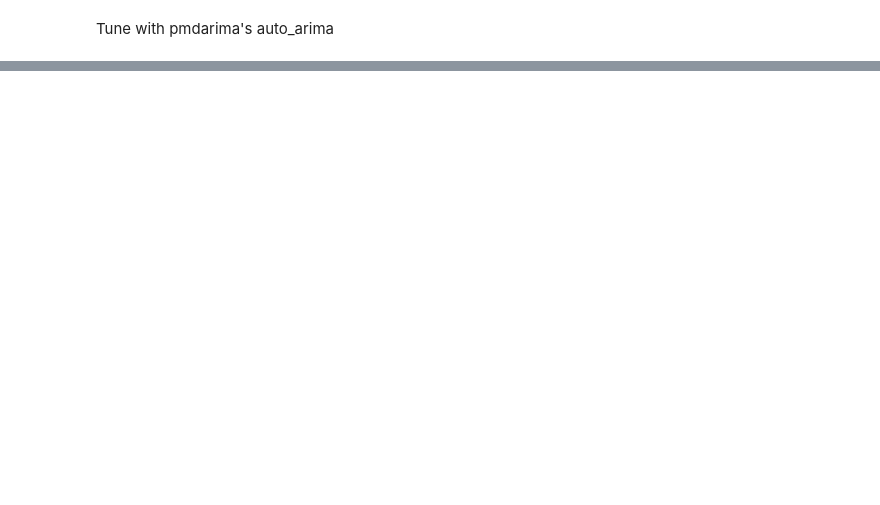
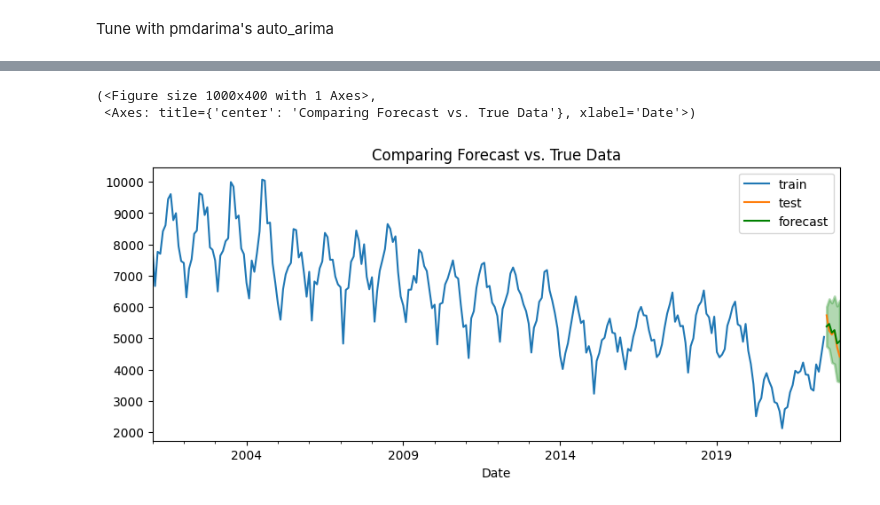
Before and after one commit to Hibashanti/Time-Series-Analysis, a Jupyter notebook: Chicago_Crimes_Core.ipynb, the cells around one changed output, grey strips where cells are left out. Cells and saved outputs as stored; diff of their text form; code cells hidden in the pictures; blank space fills up the shorter version.

```diff
--- a/Chicago_Crimes_Core.ipynb
+++ b/Chicago_Crimes_Core.ipynb
@@ -659,0 +704,10 @@ Tune with pmdarima's auto_arima
+# %%
+# Fit the tuned model with the new parameters
+p=1
+d=1
+q=0
+P=1
+D=0
+Q=2
+m=12
+sarima_2=tsa.ARIMA(train,order=(p,d,q),seasonal_order=(P,D,Q,m)).fit()
@@ -659,0 +737,4 @@ Tune with pmdarima's auto_arima
+# %%
+#Get the forecasts for the nex 6 months
+forecast_2=sarima_2.get_forecast(len(test)).summary_frame()
+forecast_2
@@ -659,0 +749,7 @@ Tune with pmdarima's auto_arima
+# %%
+# Plot the forecastes
+plot_forecast(train,test,forecast_2)
+# %% [output]
+(<Figure size 1000x400 with 1 Axes>,
+ <Axes: title={'center': 'Comparing Forecast vs. True Data'}, xlabel='Date'>)
+[figure, added]
```
Also changed, not shown: parts of 10 cells of this notebook.
